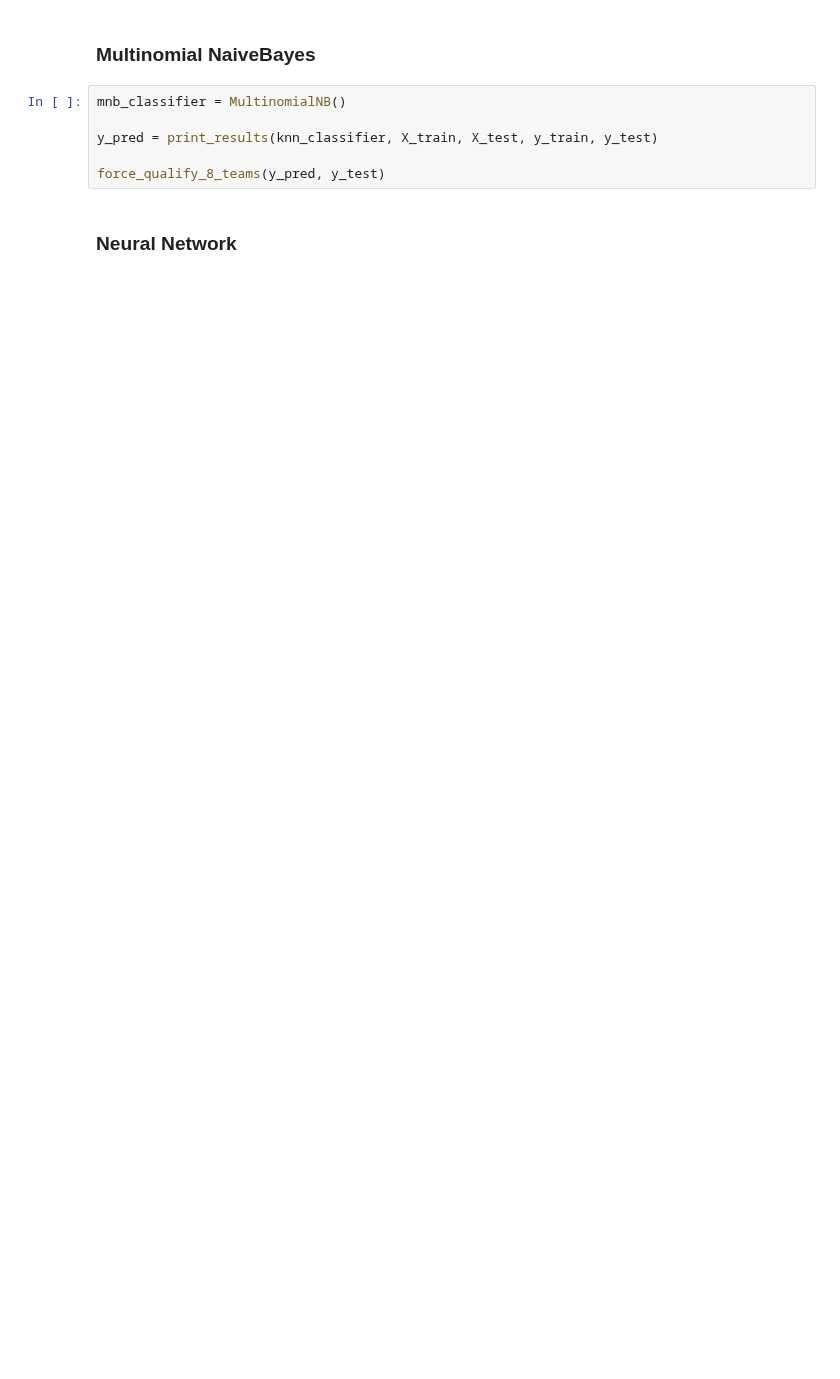
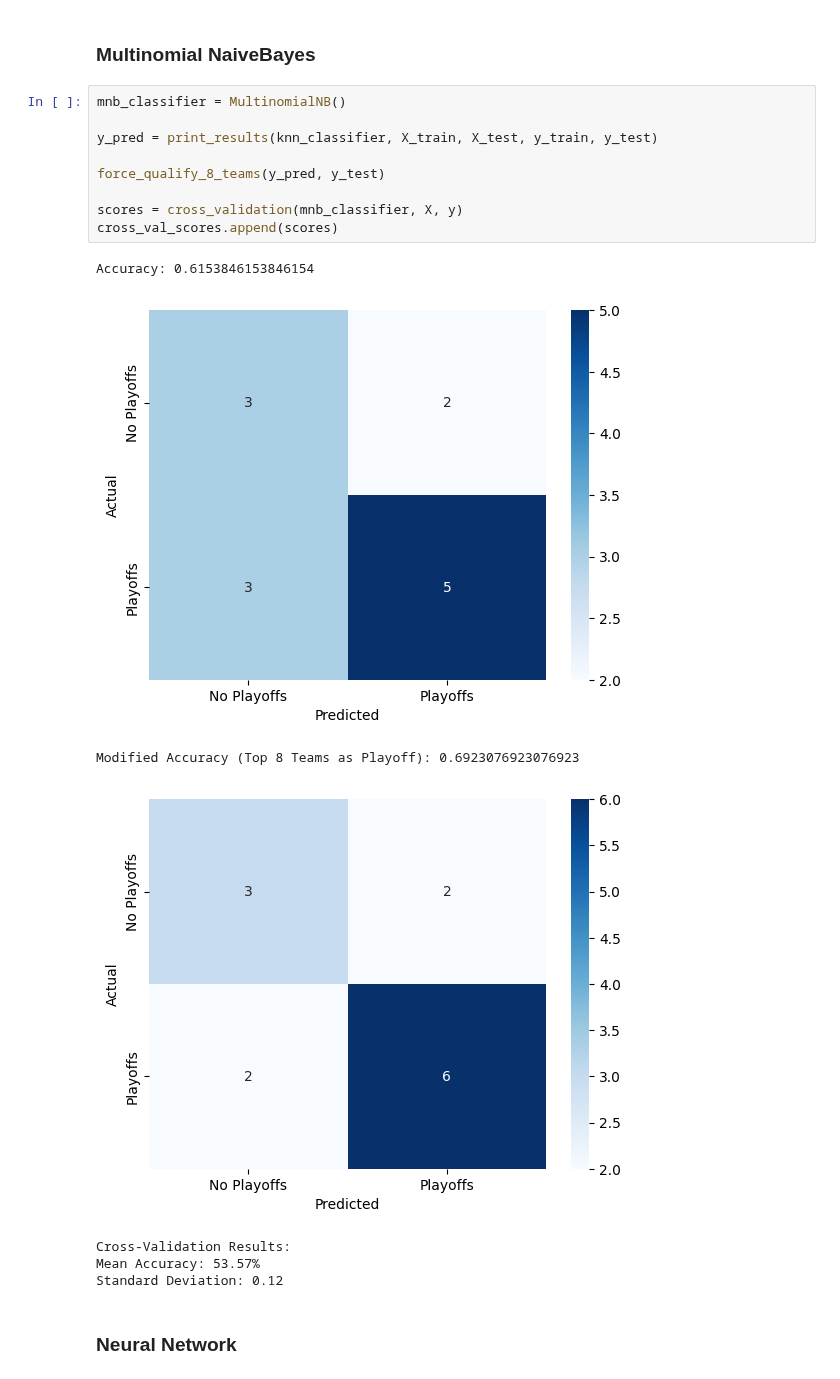
Before and after one commit to jogp10/WnbaPlayoffsPredicting, a Jupyter notebook: notebooks/modelling.ipynb, the cells around one changed output. Drawn from its saved outputs; the diff is of its cells as text; blank space fills up the shorter version.

```diff
--- a/notebooks/modelling.ipynb
+++ b/notebooks/modelling.ipynb
@@ -131,9 +208,20 @@ force_qualify_8_teams(y_pred, y_test)
 # %%
 mnb_classifier = MultinomialNB()
 
 y_pred = print_results(knn_classifier, X_train, X_test, y_train, y_test)
 
 force_qualify_8_teams(y_pred, y_test)
+
+scores = cross_validation(mnb_classifier, X, y)
+cross_val_scores.append(scores)
+# %% [output]
+Accuracy: 0.6153846153846154
+[figure, added]
+Modified Accuracy (Top 8 Teams as Playoff): 0.6923076923076923
+[figure, added]
+Cross-Validation Results:
+Mean Accuracy: 53.57%
+Standard Deviation: 0.12
 # %% [markdown]
 ### Neural Network
 # %%
```
Also changed, not shown: parts of 14 cells of this notebook.
